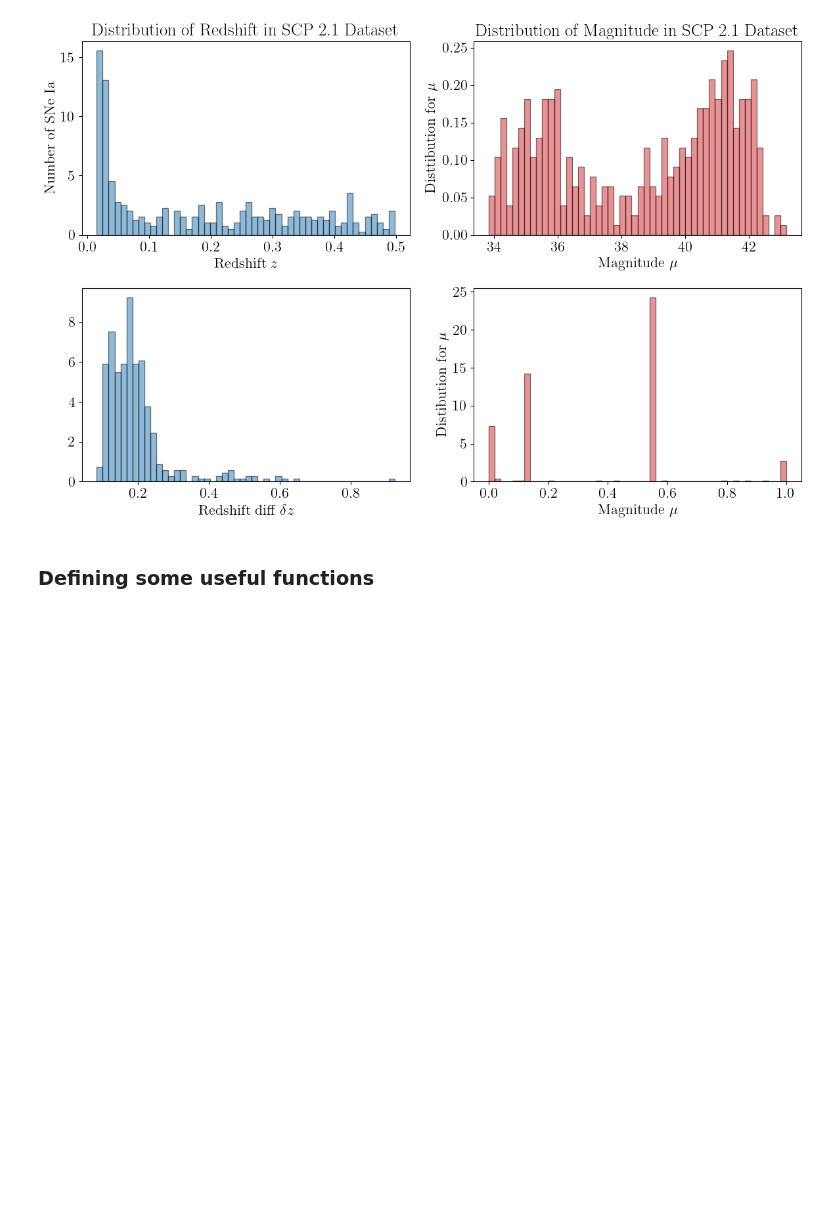
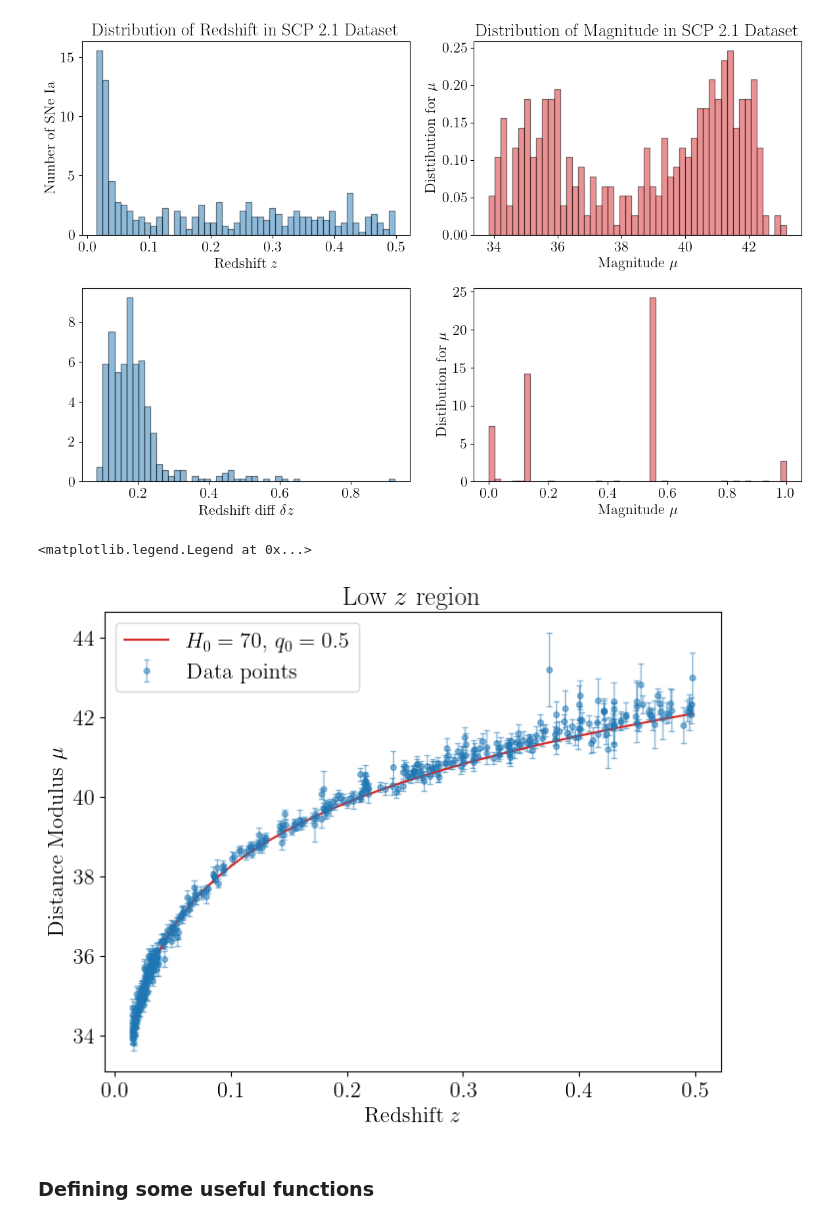
Before and after one commit to j-haralds/Advanced_sim, a Jupyter notebook: proj1_shared/proj1_jonatan.ipynb, the cells around one changed output. Cells and saved outputs as stored; diff of their text form; code cells hidden in the pictures; blank space fills up the shorter version.

```diff
--- a/proj1_shared/proj1_jonatan.ipynb
+++ b/proj1_shared/proj1_jonatan.ipynb
@@ -113,6 +123,17 @@ plt.tight_layout()
 plt.show()
 # %% [output]
 [figure]
+# %%
+plt.figure(figsize=(8,6))
+plt.errorbar(z_low,mu_low,yerr=mu_err_low,color='tab:blue',alpha=0.5,fmt='o',markersize=4,elinewidth=1,capsize=2,label='Data points')
+plt.xlabel('Redshift $z$')
+plt.ylabel('Distance Modulus $\\mu$')
+plt.title('Low $z$ region')
+plt.plot(np.sort(z_low),low_z_model(70,np.sort(z_low),0.1),color='tab:red',label='$H_0 = 70$, $q_0 = 0.5$')
+plt.legend()
+# %% [output]
+<matplotlib.legend.Legend at 0x...>
+[figure, added]
 # %% [markdown]
 ### Defining some useful functions
 # %%
```
Also changed, not shown: parts of 8 cells of this notebook.
